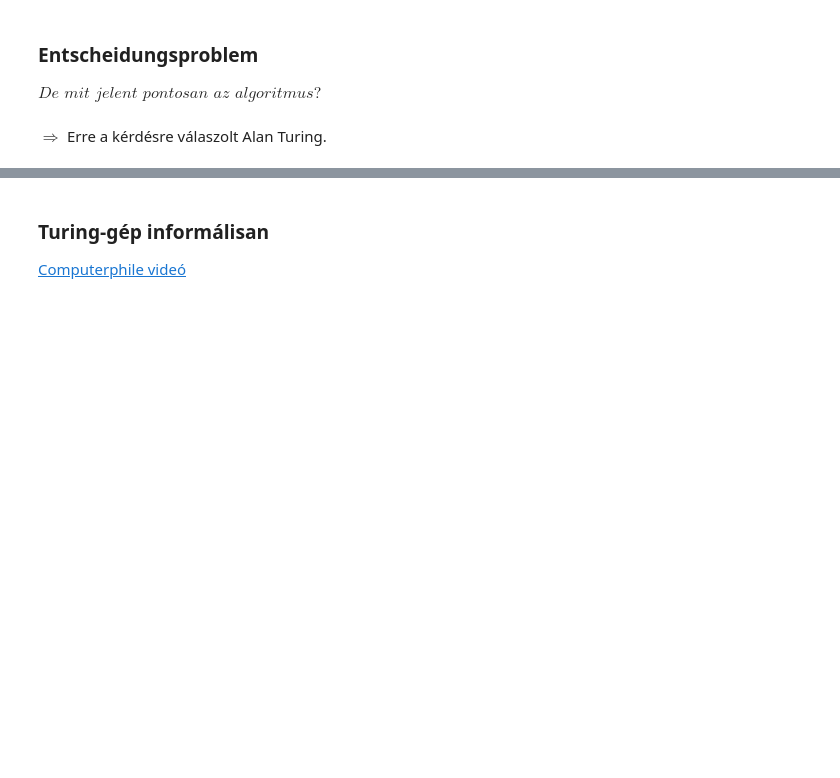
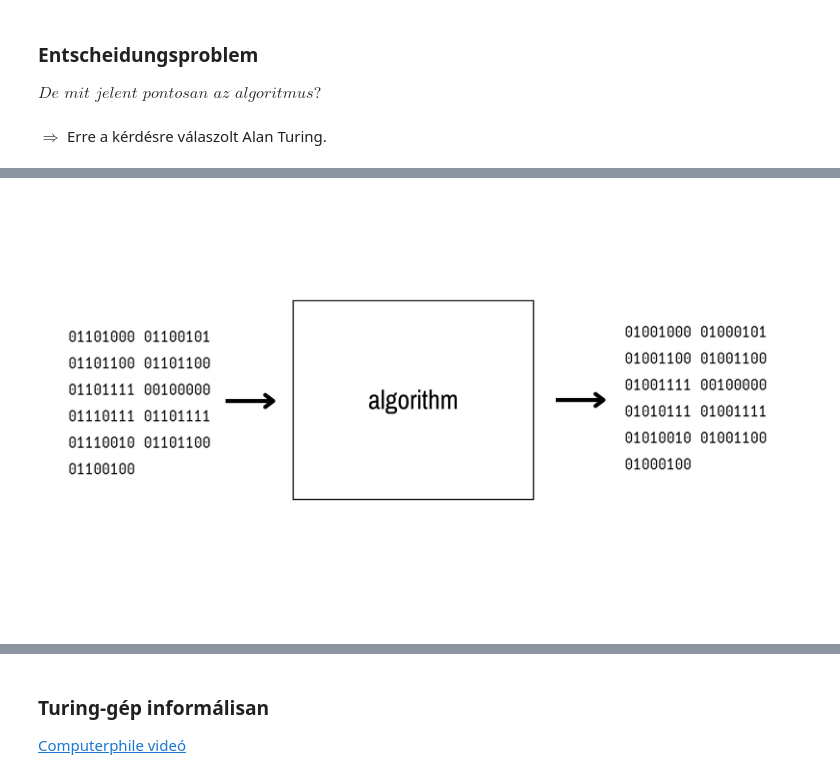
Before and after one commit to Rajk-Prog1/prog1_2021_fall, a Jupyter notebook: materials/lecture_notebooks/future_notready/prog1_turing.ipynb, the cells around one changed output, grey strips where cells are left out. Drawn from its saved outputs; the diff is of its cells as text; code cells hidden in the pictures; blank space fills up the shorter version.

```diff
--- a/materials/lecture_notebooks/future_notready/prog1_turing.ipynb
+++ b/materials/lecture_notebooks/future_notready/prog1_turing.ipynb
@@ -30,0 +29,4 @@ $\Rightarrow$ Erre a kérdésre válaszolt Alan Turing.
+# %%
+Image(filename="../lecture_materials/turing_3.png", retina=True)
+# %% [output]
+[figure, added]
```
Also changed, not shown: parts of 17 cells of this notebook.
